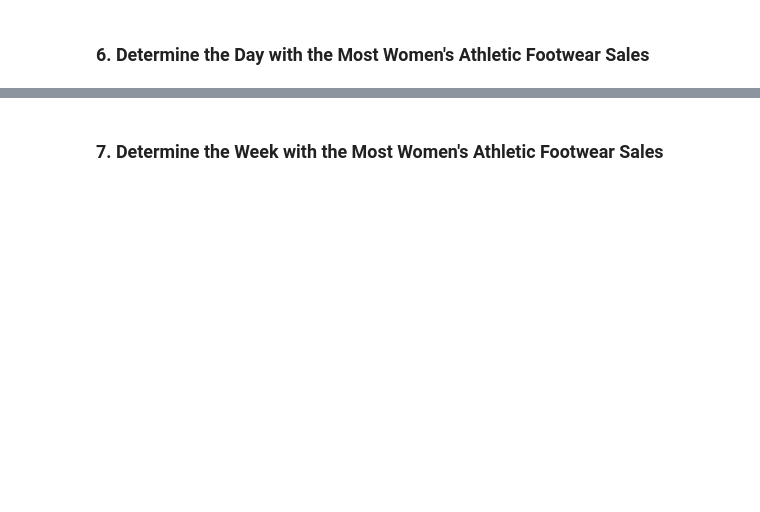
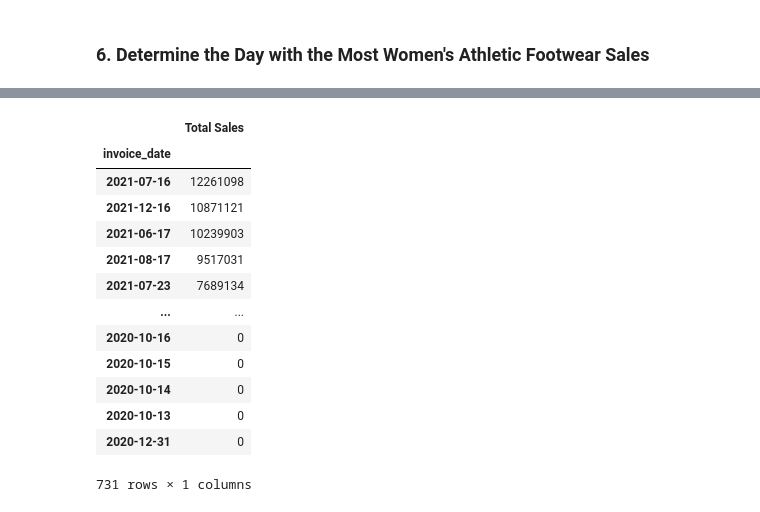
Before and after one commit to WELLSGITHUB/athletic_sales_analysis, a Jupyter notebook: athletic_sales_analysis.ipynb, the cells around one changed output, grey strips where cells are left out. Cells and saved outputs as stored; diff of their text form; code cells hidden in the pictures; blank space fills up the shorter version.

```diff
--- a/athletic_sales_analysis.ipynb
+++ b/athletic_sales_analysis.ipynb
@@ -366,2 +344,0 @@ top 5 results        region           state            city  units_sold
-# %% [markdown]
-### 7.  Determine the Week with the Most Women's Athletic Footwear Sales
@@ -372,0 +345,45 @@ top 5 results        region           state            city  units_sold
+# %%
+# Resample the pivot table into daily bins, and get the total sales for each day.
+
+combined_athletic_sales_df['invoice_date'] = pd.to_datetime(combined_athletic_sales_df['invoice_date'])
+
+# Create a pivot table with 'invoice_date' as the index and 'total_sales' as the values
+pivot_sales_by_date = combined_athletic_sales_df.pivot_table(
+    values='total_sales',  # Summing the total_sales
+    index='invoice_date',  # Using invoice_date as the index
+    aggfunc='sum'  # Aggregating using sum
+).reset_index()
+
+# Optional: Rename the 'total_sales' column to 'Total Sales'
+pivot_sales_by_date = pivot_sales_by_date.rename(columns={'total_sales': 'Total Sales'})
+
+# Convert 'invoice_date' column to datetime (in case it's still not in datetime format)
+pivot_sales_by_date['invoice_date'] = pd.to_datetime(pivot_sales_by_date['invoice_date'])
+
+# Set 'invoice_date' as the index for resampling
+pivot_sales_by_date.set_index('invoice_date', inplace=True)
+
+# Resample the data into daily bins and sum the total sales for each day
+resampled_sales = pivot_sales_by_date.resample('D').sum()
+
+
+# Sort the resampled pivot table in descending order on "Total Sales".
+sorted_resampled_sales = resampled_sales.sort_values('Total Sales', ascending=False)
+
+# Display the sorted resampled sales
+display(sorted_resampled_sales)
+# %% [output]
+|  | Total Sales |
+| invoice_date |  |
+| 2021-07-16 | 12261098 |
+| 2021-12-16 | 10871121 |
+| 2021-06-17 | 10239903 |
+| 2021-08-17 | 9517031 |
+| 2021-07-23 | 7689134 |
+| ... | ... |
+| 2020-10-16 | 0 |
+| 2020-10-15 | 0 |
+| 2020-10-14 | 0 |
+| 2020-10-13 | 0 |
+| 2020-12-31 | 0 |
+731 rows × 1 columns
```
Also changed, not shown: parts of 21 cells of this notebook.
